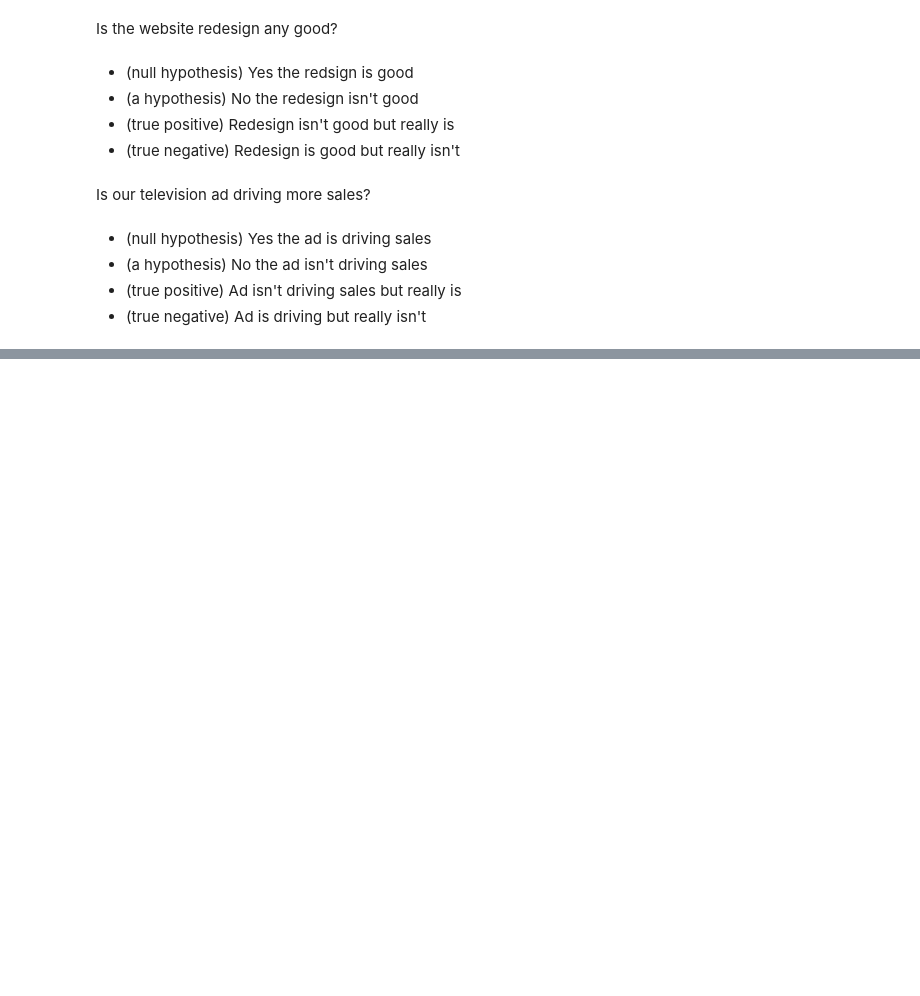
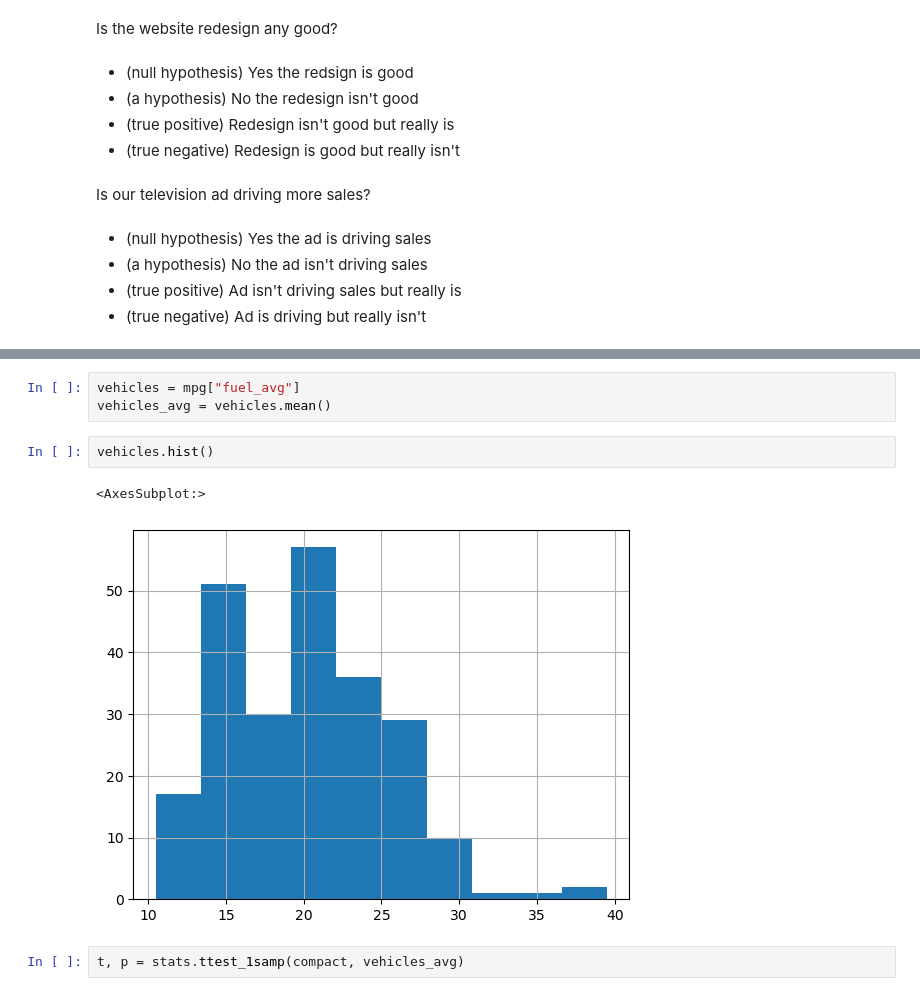
Before and after one commit to Keila-Camarillo/statistics-exercises, a Jupyter notebook: hypothesis_testing.ipynb, the cells around one changed output, grey strips where cells are left out. Saved outputs shown, nothing was run; the diff lists cells and outputs as text; blank space fills up the shorter version.

```diff
--- a/hypothesis_testing.ipynb
+++ b/hypothesis_testing.ipynb
@@ -21,0 +216,10 @@ Is our television ad driving more sales?
+# %%
+vehicles = mpg["fuel_avg"]
+vehicles_avg = vehicles.mean()
+# %%
+vehicles.hist()
+# %% [output]
+<AxesSubplot:>
+[figure, added]
+# %%
+t, p = stats.ttest_1samp(compact, vehicles_avg)
```
Also changed, not shown: parts of 56 cells of this notebook.
